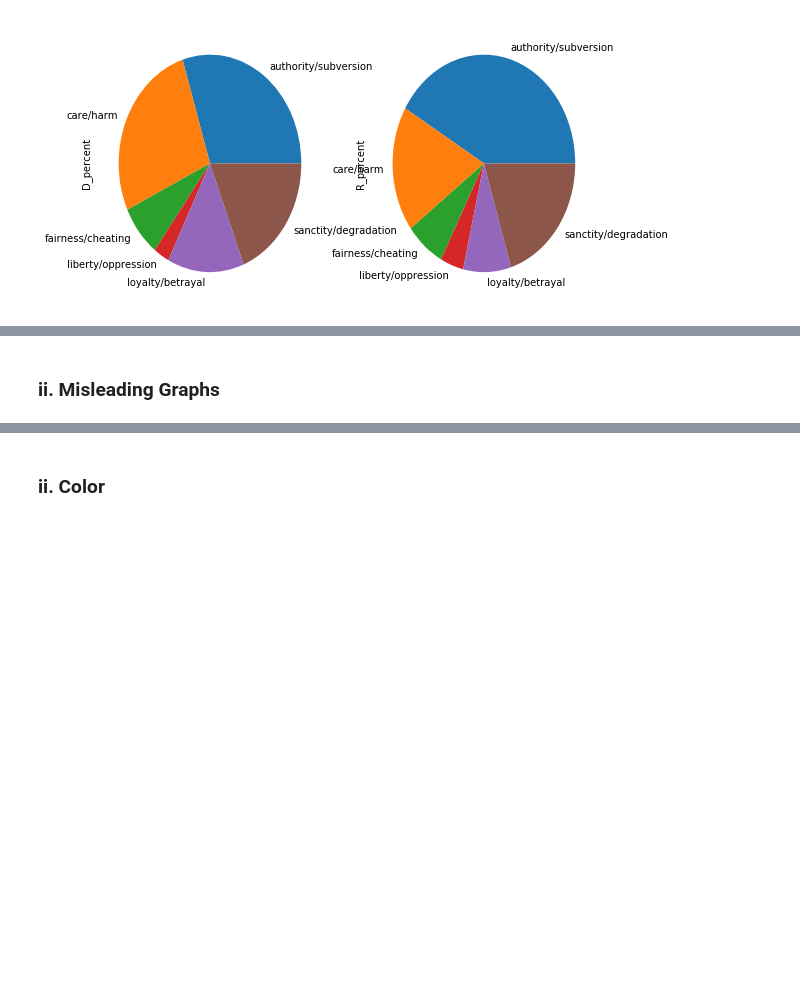
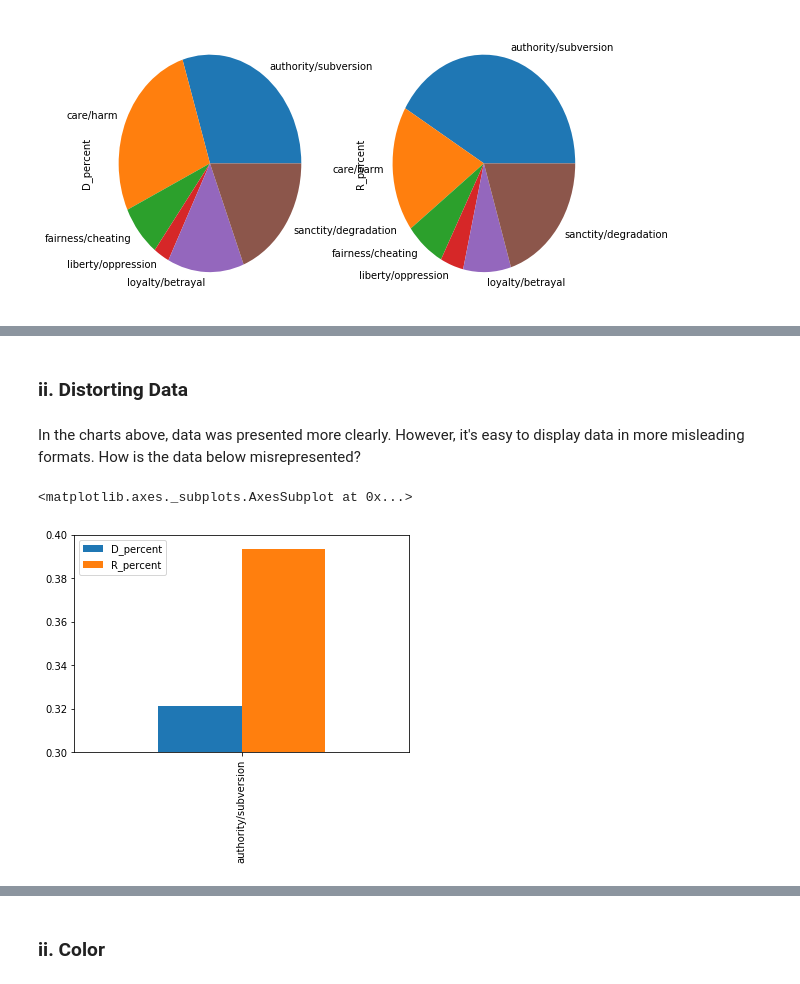
Before and after one commit to ds-modules/XRHETOR-R1A, a Jupyter notebook: 03-Rhetoric-of-Data/03-Rhetoric-of-Data-Will.ipynb, the cells around one changed output, grey strips where cells are left out. Cells and saved outputs as stored; diff of their text form; code cells hidden in the pictures; blank space fills up the shorter version.

Commit message:
Changing misleading graphs

```diff
--- a/03-Rhetoric-of-Data/03-Rhetoric-of-Data-Will.ipynb
+++ b/03-Rhetoric-of-Data/03-Rhetoric-of-Data-Will.ipynb
@@ -320,7 +318,14 @@ The first one has about twice the area of the second, but it's much harder to fo
 
 This has major implications for pie charts and other area-based visualizations. While representing numbers with area seems intuitive, adding the extra dimension makes it harder for people to form accurate comparisons.
 # %% [markdown]
-### ii. Misleading Graphs<a id='subsection 8'>
+### ii. Distorting Data<a id='subsection 8'>
+# %% [markdown]
+In the charts above, data was presented more clearly. However, it's easy to display data in more misleading formats. How is the data below misrepresented?
+# %%
+party_avg.take([0]).plot.bar(ylim = (.3,.4))
+# %% [output]
+<matplotlib.axes._subplots.AxesSubplot at 0x...>
+[figure, added]
 # %% [markdown]
 Data visualization can often be misleading! Let's look at some ways data can be represented in ambiguous or decepetive forms.
 
```
Also changed, not shown: parts of 6 cells of this notebook.
